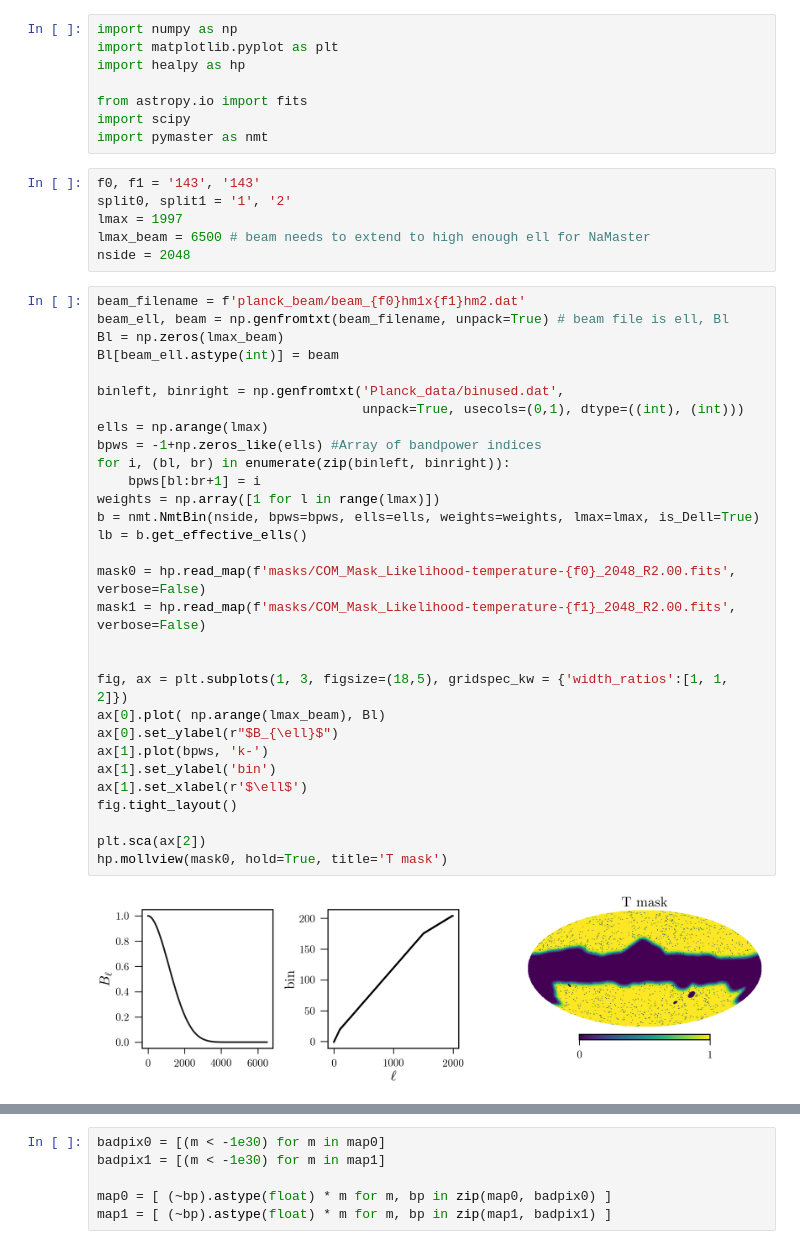
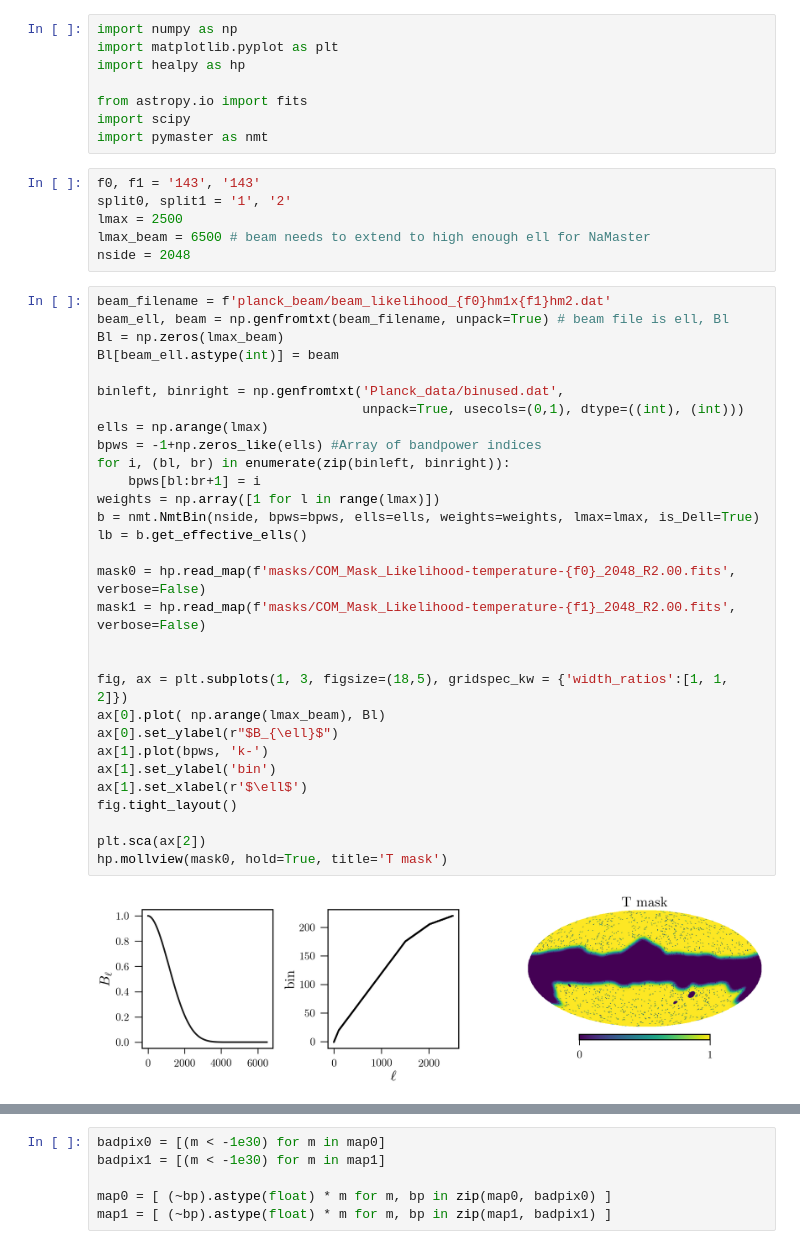
Before and after one commit to xzackli/PSpipe, a Jupyter notebook: project/Planck/Example 1. Cross Spectra.ipynb, the cells around one changed output, grey strips where cells are left out. Saved outputs shown, nothing was run; the diff lists cells and outputs as text.

```diff
--- a/project/Planck/Example 1. Cross Spectra.ipynb
+++ b/project/Planck/Example 1. Cross Spectra.ipynb
@@ -14,38 +14,38 @@ import pymaster as nmt
 # %%
 f0, f1 = '143', '143'
 split0, split1 = '1', '2'
-lmax = 1997
+lmax = 2500
 lmax_beam = 6500 # beam needs to extend to high enough ell for NaMaster
 nside = 2048
 # %%
-beam_filename = f'planck_beam/beam_{f0}hm1x{f1}hm2.dat'
+beam_filename = f'planck_beam/beam_likelihood_{f0}hm1x{f1}hm2.dat'
 beam_ell, beam = np.genfromtxt(beam_filename, unpack=True) # beam file is ell, Bl
 Bl = np.zeros(lmax_beam)
 Bl[beam_ell.astype(int)] = beam
 
 binleft, binright = np.genfromtxt('Planck_data/binused.dat',
                                   unpack=True, usecols=(0,1), dtype=((int), (int)))
 ells = np.arange(lmax)
 bpws = -1+np.zeros_like(ells) #Array of bandpower indices
 for i, (bl, br) in enumerate(zip(binleft, binright)):
     bpws[bl:br+1] = i
 weights = np.array([1 for l in range(lmax)])
 b = nmt.NmtBin(nside, bpws=bpws, ells=ells, weights=weights, lmax=lmax, is_Dell=True)
 lb = b.get_effective_ells()
 
 mask0 = hp.read_map(f'masks/COM_Mask_Likelihood-temperature-{f0}_2048_R2.00.fits', verbose=False)
 mask1 = hp.read_map(f'masks/COM_Mask_Likelihood-temperature-{f1}_2048_R2.00.fits', verbose=False)
 
 
 fig, ax = plt.subplots(1, 3, figsize=(18,5), gridspec_kw = {'width_ratios':[1, 1, 2]})
 ax[0].plot( np.arange(lmax_beam), Bl)
 ax[0].set_ylabel(r"$B_{\ell}$")
 ax[1].plot(bpws, 'k-')
 ax[1].set_ylabel('bin')
 ax[1].set_xlabel(r'$\ell$')
 fig.tight_layout()
 
 plt.sca(ax[2])
 hp.mollview(mask0, hold=True, title='T mask')
 # %% [output]
-[figure, old version]
+[figure, new version]
```
Also changed, not shown: parts of 8 cells of this notebook, 1 other file.
